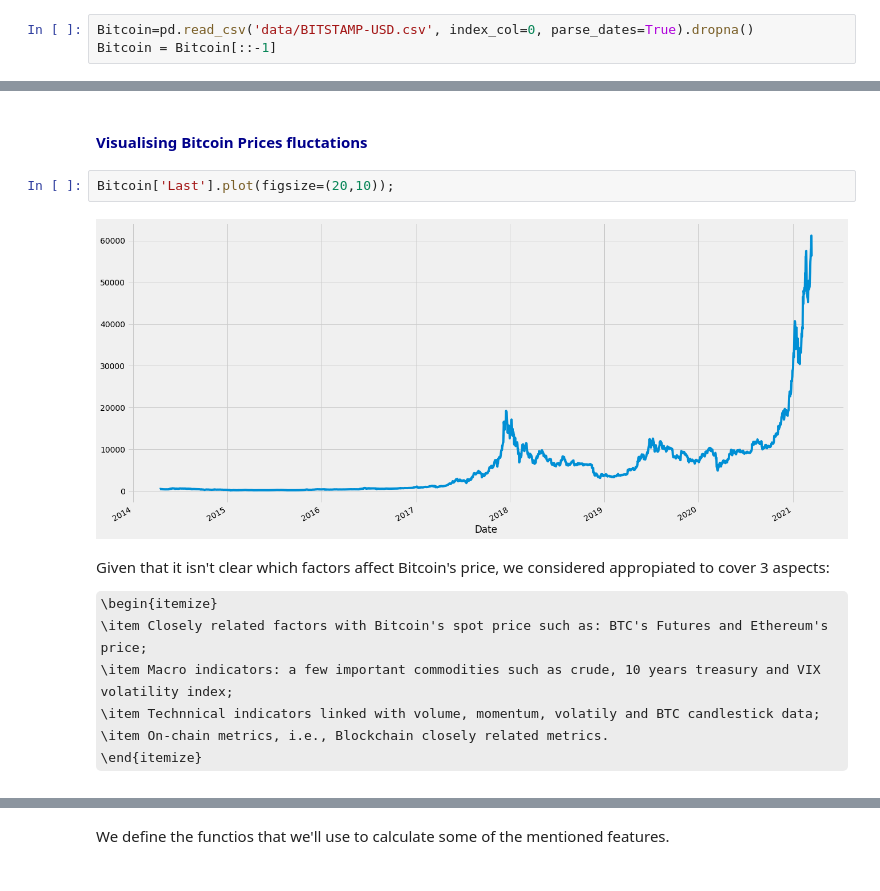
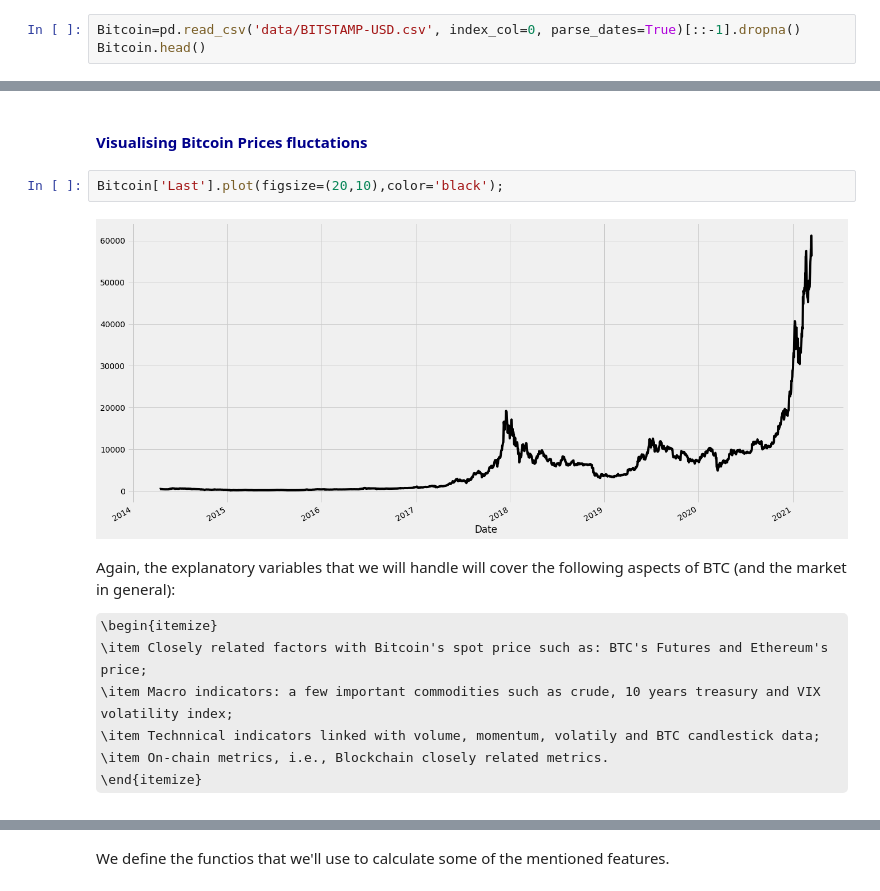
Before and after one commit to aguumg/Bitcoin-Daily-Direction-Analysis, a Jupyter notebook: Statistical Models Application For Bitcoin Daily Direction Analysis.ipynb, the cells around one changed output, grey strips where cells are left out. Cells and saved outputs as stored; diff of their text form; some formulas as TeX source.

```diff
--- a/Statistical Models Application For Bitcoin Daily Direction Analysis.ipynb
+++ b/Statistical Models Application For Bitcoin Daily Direction Analysis.ipynb
@@ -81,3 +153,3 @@ The work is based on data from Bitsamp (via quand.com), Investing.com and docs.c
 # %%
-Bitcoin=pd.read_csv('data/BITSTAMP-USD.csv', index_col=0, parse_dates=True).dropna()
-Bitcoin = Bitcoin[::-1]
+Bitcoin=pd.read_csv('data/BITSTAMP-USD.csv', index_col=0, parse_dates=True)[::-1].dropna()
+Bitcoin.head()
@@ -84,11 +164,11 @@ Bitcoin = Bitcoin[::-1]
 # %% [markdown]
 #### <font color= darkblue>Visualising Bitcoin Prices fluctations</font>
 # %%
-Bitcoin['Last'].plot(figsize=(20,10));
+Bitcoin['Last'].plot(figsize=(20,10),color='black');
 # %% [output]
-[figure, old version]
+[figure, new version]
 # %% [markdown]
-Given that it isn't clear which factors affect Bitcoin's price, we considered appropiated to cover 3 aspects:
+Again, the explanatory variables that we will handle will cover the following aspects of BTC (and the market in general):
 
 \begin{itemize}
 \item Closely related factors with Bitcoin's spot price such as: BTC's Futures and Ethereum's price;
```
Also changed, not shown: parts of 232 cells of this notebook, 1 other file.
